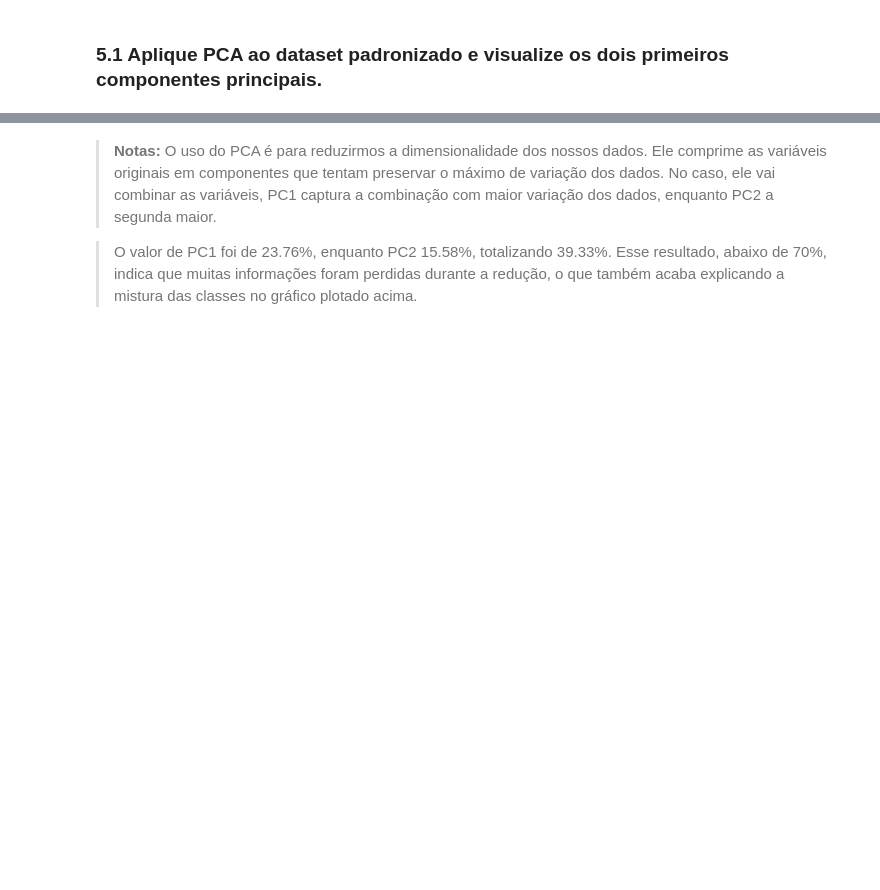
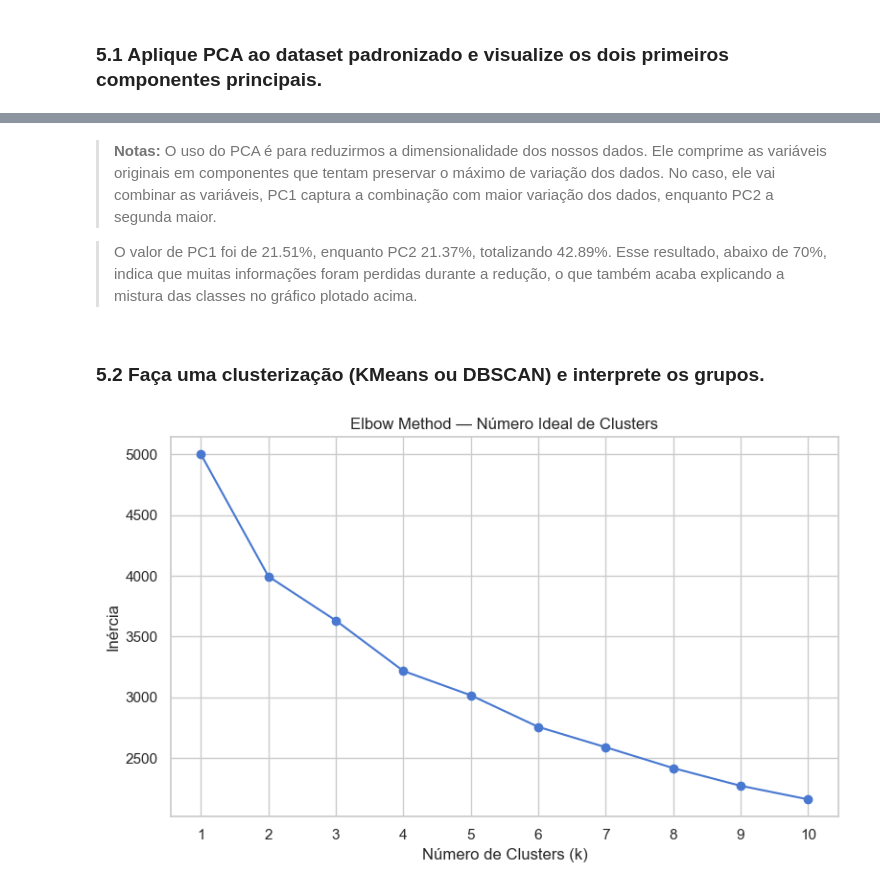
Before and after one commit to PeedroModa/teste_tecnico_dsjr, a Jupyter notebook: TesteTecnicoPedroDS.ipynb, the cells around one changed output, grey strips where cells are left out. Saved outputs shown, nothing was run; the diff lists cells and outputs as text; code cells hidden in the pictures; blank space fills up the shorter version.

```diff
--- a/TesteTecnicoPedroDS.ipynb
+++ b/TesteTecnicoPedroDS.ipynb
@@ -621,4 +612,28 @@ Total: 0.3933
 # %% [markdown]
 >**Notas:** O uso do PCA é para reduzirmos a dimensionalidade dos nossos dados. Ele comprime as variáveis originais em componentes que tentam preservar o máximo de variação dos dados. No caso, ele vai combinar as variáveis, PC1 captura a combinação com maior variação dos dados, enquanto PC2 a segunda maior.
 
-> O valor de PC1 foi de 23.76%, enquanto PC2 15.58%, totalizando 39.33%. Esse resultado, abaixo de 70%, indica que muitas informações foram perdidas durante a redução, o que também acaba explicando a mistura das classes no gráfico plotado acima.
+> O valor de PC1 foi de 21.51%, enquanto PC2 21.37%, totalizando 42.89%. Esse resultado, abaixo de 70%, indica que muitas informações foram perdidas durante a redução, o que também acaba explicando a mistura das classes no gráfico plotado acima.
+# %% [markdown]
+### 5.2 Faça uma clusterização (KMeans ou DBSCAN) e interprete os grupos.
+# %%
+from sklearn.cluster import KMeans
+import matplotlib.pyplot as plt
+
+inertias = []
+k_range = range(1, 11)
+
+for k in k_range:
+    km = KMeans(n_clusters=k, random_state=42)
+    km.fit(X_scaled)
+    inertias.append(km.inertia_)
+
+plt.figure(figsize=(8, 5))
+plt.plot(k_range, inertias, marker="o")
+plt.title("Elbow Method — Número Ideal de Clusters")
+plt.xlabel("Número de Clusters (k)")
+plt.ylabel("Inércia")
+plt.xticks(k_range)
+plt.tight_layout()
+plt.show()
+# %% [output]
+[figure, added]
```
Also changed, not shown: parts of 8 cells of this notebook.
